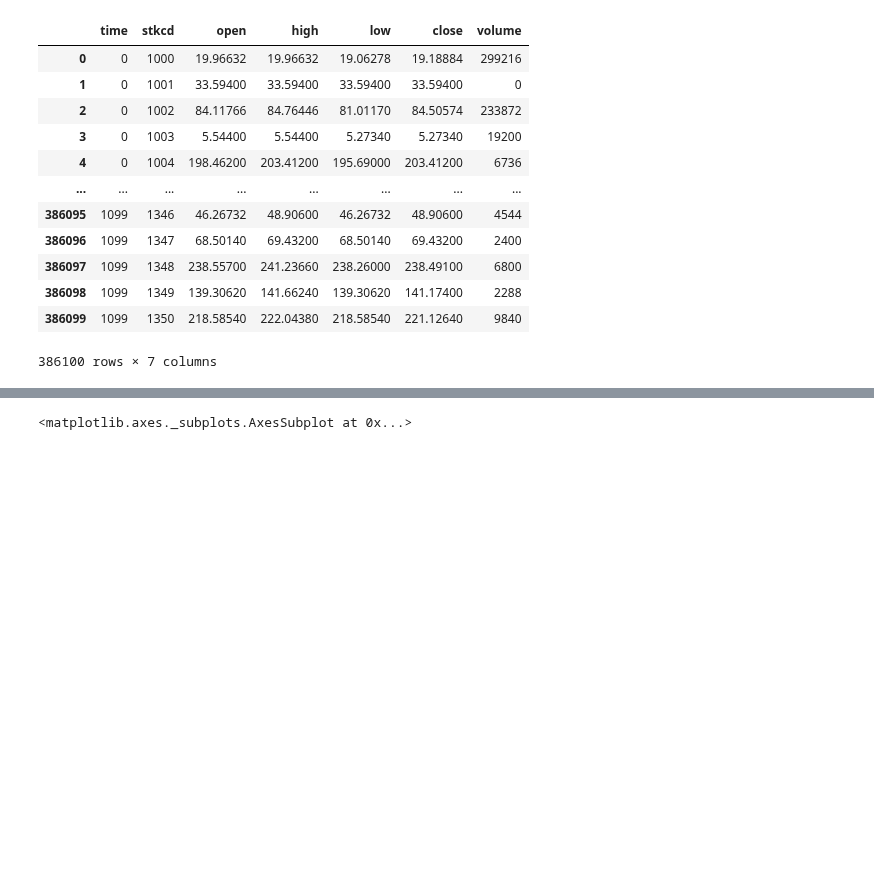
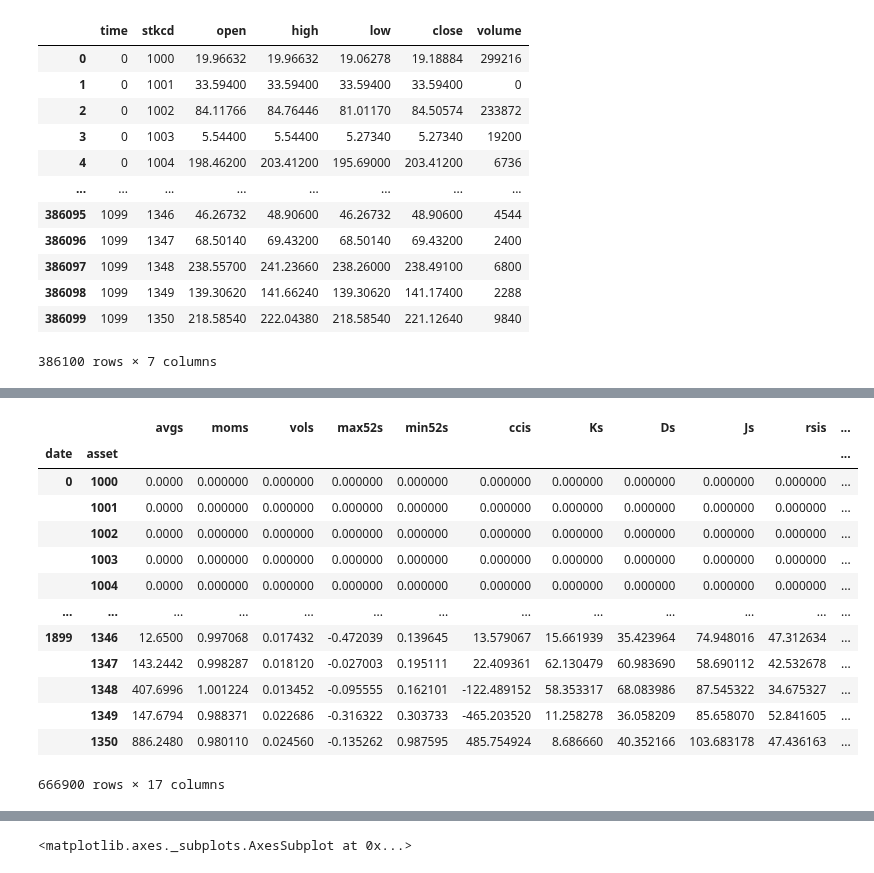
Before and after one commit to VoidFly/JKQ, a Jupyter notebook: research_lyh.ipynb, the cells around one changed output, grey strips where cells are left out. Saved outputs shown, nothing was run; the diff lists cells and outputs as text; code cells hidden in the pictures; blank space fills up the shorter version.

```diff
--- a/research_lyh.ipynb
+++ b/research_lyh.ipynb
@@ -68,3 +68,6 @@ df.to_csv('./data/contest_data_all.csv')
 | 386098 | 1099 | 1349 | 139.30620 | 141.66240 | 139.30620 | 141.17400 | 2288 |
 | 386099 | 1099 | 1350 | 218.58540 | 222.04380 | 218.58540 | 221.12640 | 9840 |
 386100 rows × 7 columns
+# %%
+df=pd.read_csv('./data/contest_data_all.csv',index_col=0)
+df
@@ -71,3 +88,6 @@ df.to_csv('./data/contest_data_all.csv')
+# %%
+days=df['time'].unique()
+stocks=df['stkcd'].unique()
 # %%
 close_df = pd.DataFrame()
 high_df = pd.DataFrame()
@@ -83,4 +103,5 @@ lows = low_df.values
 closes = close_df.values
 volumes = volume_df.values
 
-rts = np.diff(closes,axis=0)/closes[:-1]
+horizon = 1
+rts = close_df.pct_change(horizon).shift(-horizon-1).values # returns
@@ -91,3 +107,0 @@ rts.shape
-# %%
-rts = pd.DataFrame(closes).pct_change(5).shift(-5).values
-rts
@@ -163,0 +187,38 @@ MemoryError: Unable to allocate 5.07 MiB for an array with shape (1892, 351) and
+# %%
+factors=pd.DataFrame()
+factors['avgs']=pd.DataFrame(avgs,columns=stocks).stack()
+factors['moms']=pd.DataFrame(moms,columns=stocks).stack()
+factors['vols']=pd.DataFrame(vols,columns=stocks).stack()
+factors['max52s']=pd.DataFrame(max52s,columns=stocks).stack()
+factors['min52s']=pd.DataFrame(min52s,columns=stocks).stack()
+factors['ccis']=pd.DataFrame(ccis,columns=stocks).stack()
+factors['Ks']=pd.DataFrame(Ks,columns=stocks).stack()
+factors['Ds']=pd.DataFrame(Ds,columns=stocks).stack()
+factors['Js']=pd.DataFrame(Js,columns=stocks).stack()
+factors['rsis']=pd.DataFrame(rsis,columns=stocks).stack()
+factors['trixs']=pd.DataFrame(trixs,columns=stocks).stack()
+factors['willrs']=pd.DataFrame(willrs,columns=stocks).stack()
+factors['macds']=pd.DataFrame(macds,columns=stocks).stack()
+factors['natrs']=pd.DataFrame(natrs,columns=stocks).stack()
+factors['mfis']=pd.DataFrame(mfis,columns=stocks).stack()
+
+factors['closes']=pd.DataFrame(closes,columns=stocks).stack()
+factors['rts']=pd.DataFrame(rts,columns=stocks).stack()
+
+factors.index=factors.index.set_names(['date','asset'])
+factors
+# %% [output]
+|  |  | avgs | moms | vols | max52s | min52s | ccis | Ks | Ds | Js | rsis | ... |
+| date | asset |  |  |  |  |  |  |  |  |  |  | ... |
+| 0 | 1000 | 0.0000 | 0.000000 | 0.000000 | 0.000000 | 0.000000 | 0.000000 | 0.000000 | 0.000000 | 0.000000 | 0.000000 | ... |
+|  | 1001 | 0.0000 | 0.000000 | 0.000000 | 0.000000 | 0.000000 | 0.000000 | 0.000000 | 0.000000 | 0.000000 | 0.000000 | ... |
+|  | 1002 | 0.0000 | 0.000000 | 0.000000 | 0.000000 | 0.000000 | 0.000000 | 0.000000 | 0.000000 | 0.000000 | 0.000000 | ... |
+|  | 1003 | 0.0000 | 0.000000 | 0.000000 | 0.000000 | 0.000000 | 0.000000 | 0.000000 | 0.000000 | 0.000000 | 0.000000 | ... |
+|  | 1004 | 0.0000 | 0.000000 | 0.000000 | 0.000000 | 0.000000 | 0.000000 | 0.000000 | 0.000000 | 0.000000 | 0.000000 | ... |
+| ... | ... | ... | ... | ... | ... | ... | ... | ... | ... | ... | ... | ... |
+| 1899 | 1346 | 12.6500 | 0.997068 | 0.017432 | -0.472039 | 0.139645 | 13.579067 | 15.661939 | 35.423964 | 74.948016 | 47.312634 | ... |
+|  | 1347 | 143.2442 | 0.998287 | 0.018120 | -0.027003 | 0.195111 | 22.409361 | 62.130479 | 60.983690 | 58.690112 | 42.532678 | ... |
+|  | 1348 | 407.6996 | 1.001224 | 0.013452 | -0.095555 | 0.162101 | -122.489152 | 58.353317 | 68.083986 | 87.545322 | 34.675327 | ... |
+|  | 1349 | 147.6794 | 0.988371 | 0.022686 | -0.316322 | 0.303733 | -465.203520 | 11.258278 | 36.058209 | 85.658070 | 52.841605 | ... |
+|  | 1350 | 886.2480 | 0.980110 | 0.024560 | -0.135262 | 0.987595 | 485.754924 | 8.686660 | 40.352166 | 103.683178 | 47.436163 | ... |
+666900 rows × 17 columns
```
Also changed, not shown: parts of 7 cells of this notebook, 3 other files.
